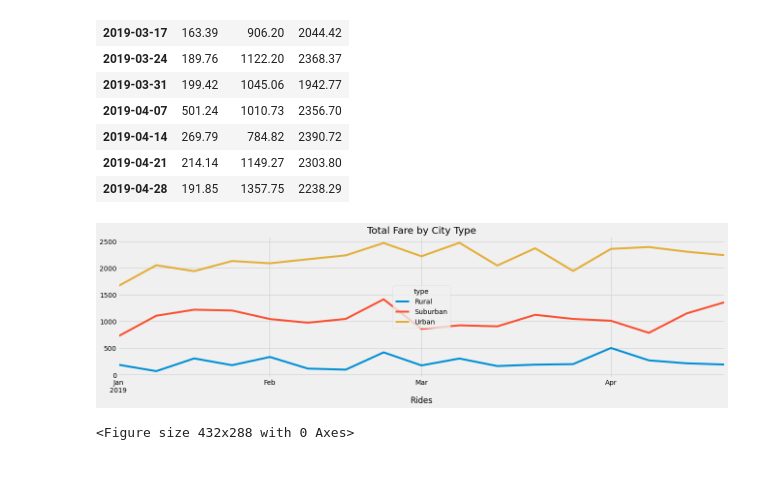
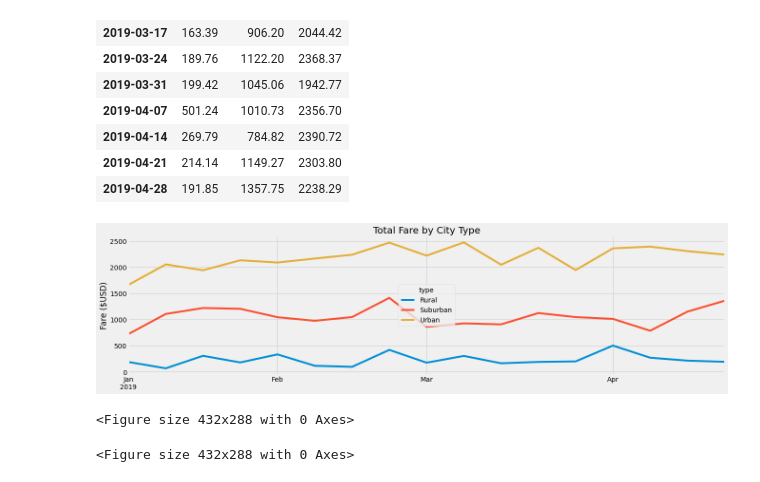
Before and after one commit to macicchino/Pyber_Analysis, a Jupyter notebook: PyBer_Challenge.ipynb, the cells around one changed output. Saved outputs shown, nothing was run; the diff lists cells and outputs as text; code cells hidden in the pictures.

```diff
--- a/PyBer_Challenge.ipynb
+++ b/PyBer_Challenge.ipynb
@@ -320,33 +320,35 @@ fare_by_week_df
 # %%
 # 8. Using the object-oriented interface method, plot the resample DataFrame using the df.plot() function.
 
 # Import the style from Matplotlib.
 from matplotlib import style
 # Use the graph style fivethirtyeight.
 style.use('fivethirtyeight')
 
 
 ####EXTRA CODE####
 
 fare_graph = fare_by_week_df.plot(figsize = (20,5))
 
 
 ###Set Title
 fare_graph.set_title("Total Fare by City Type")
 
 
 ###set x and y axis labels
-fare_graph.set_xlabel("Month")
-fare_graph.set_xlabel("Rides")
+#fare_graph.set_xlabel("Month")
+fare_graph.set_ylabel("Fare ($USD)")
+fare_graph.set_xlabel("")
 
 plt.show()
 plt.tight_layout()
 
 # Show the Plot
-#plt.show()
+plt.show()
 
 # Save the figure.
-#plt.savefig("analysis/PyBer_fare_summary.png")
+plt.savefig("analysis/PyBer_fare_summary.png")
 # %% [output]
-[figure, old version]
+[figure, new version]
 <Figure size 432x288 with 0 Axes>
+<Figure size 432x288 with 0 Axes>
```
